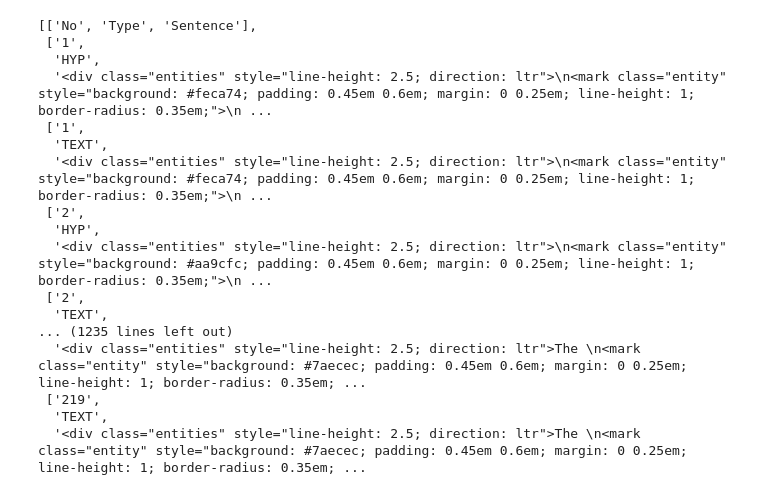
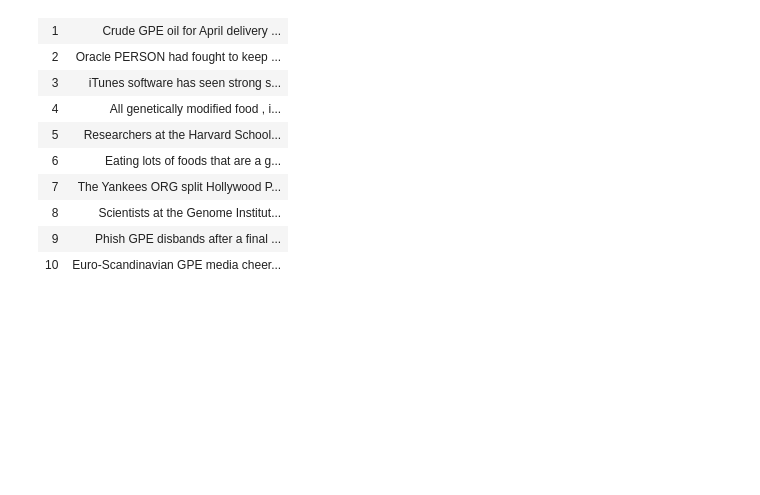
Before and after one commit to styczynski/nlp-classes, a Jupyter notebook: ex6/ner_nltk.ipynb, the cells around one changed output. Saved outputs shown, nothing was run; the diff lists cells and outputs as text; code cells hidden in the pictures; blank space fills up the shorter version.

```diff
--- a/ex6/ner_nltk.ipynb
+++ b/ex6/ner_nltk.ipynb
@@ -66,49 +66,48 @@ def draw_rte(tokens, tags):
 
     # This part renders the tagged sentence using spacy visualizers (displacy)
     doc.ents = ents
     if len(doc.ents) == 0:
         return ' '.join(tokens)
     return displacy.render(doc, style="ent", jupyter=False, page=False)
 
 # Load the corpus
 # Note the abspath hack:
 #  In Jupyter __file__ is not defines so it's easy way to get the current path
 corpus = nltk.corpus.rte.pairs(os.path.join(os.path.abspath(''), 'data/dev.xml'))
 
 # Create output table
 l = ListTable()
 l.append(["No", "Type", "Sentence"])
 
+# Create table with only 10 first TEXT examples
+l_10 = ListTable()
+
 # Iterate through the corpus and print the sentences
 for i, pair in enumerate(corpus):
     # Tokenization for the hypothesis from the corpus pair
     tokens_hyp = nltk.word_tokenize(pair.hyp)
     # Tagging and named entity recognition
     tags_hyp = nltk.ne_chunk(nltk.pos_tag(tokens_hyp))
     # Render the output
     l.append([str(i+1), "HYP", draw_rte(tokens_hyp, tags_hyp)])
 
     # The same goes for the text from the pair
     tokens_text = nltk.word_tokenize(pair.text)
     tags_text = nltk.ne_chunk(nltk.pos_tag(tokens_text))
-    l.append([str(i+1), "TEXT", draw_rte(tokens_text, tags_text)])
+    drawn_rte = draw_rte(tokens_text, tags_text)
+    l.append([str(i+1), "TEXT", drawn_rte])
+    if i < 10:
+        l_10.append([str(i+1), drawn_rte])
 
-display(l)
+display(l_10)
 # %% [output]
-[['No', 'Type', 'Sentence'],
- ['1',
-  'HYP',
-  '<div class="entities" style="line-height: 2.5; direction: ltr">\n<mark class="entity" style="background: #feca74; padding: 0.45em 0.6em; margin: 0 0.25em; line-height: 1; border-radius: 0.35em;">\n ...
- ['1',
-  'TEXT',
-  '<div class="entities" style="line-height: 2.5; direction: ltr">\n<mark class="entity" style="background: #feca74; padding: 0.45em 0.6em; margin: 0 0.25em; line-height: 1; border-radius: 0.35em;">\n ...
- ['2',
-  'HYP',
-  '<div class="entities" style="line-height: 2.5; direction: ltr">\n<mark class="entity" style="background: #aa9cfc; padding: 0.45em 0.6em; margin: 0 0.25em; line-height: 1; border-radius: 0.35em;">\n ...
- ['2',
-  'TEXT',
-... (1235 lines left out)
-  '<div class="entities" style="line-height: 2.5; direction: ltr">The \n<mark class="entity" style="background: #7aecec; padding: 0.45em 0.6em; margin: 0 0.25em; line-height: 1; border-radius: 0.35em; ...
- ['219',
-  'TEXT',
-  '<div class="entities" style="line-height: 2.5; direction: ltr">The \n<mark class="entity" style="background: #7aecec; padding: 0.45em 0.6em; margin: 0 0.25em; line-height: 1; border-radius: 0.35em; ...
+| 1 | Crude GPE oil for April delivery ... |
+| 2 | Oracle PERSON had fought to keep ... |
+| 3 | iTunes software has seen strong s... |
+| 4 | All genetically modified food , i... |
+| 5 | Researchers at the Harvard School... |
+| 6 | Eating lots of foods that are a g... |
+| 7 | The Yankees ORG split Hollywood P... |
+| 8 | Scientists at the Genome Institut... |
+| 9 | Phish GPE disbands after a final ... |
+| 10 | Euro-Scandinavian GPE media cheer... |
```
Also changed, not shown: parts of 2 cells of this notebook, 2 other files.
